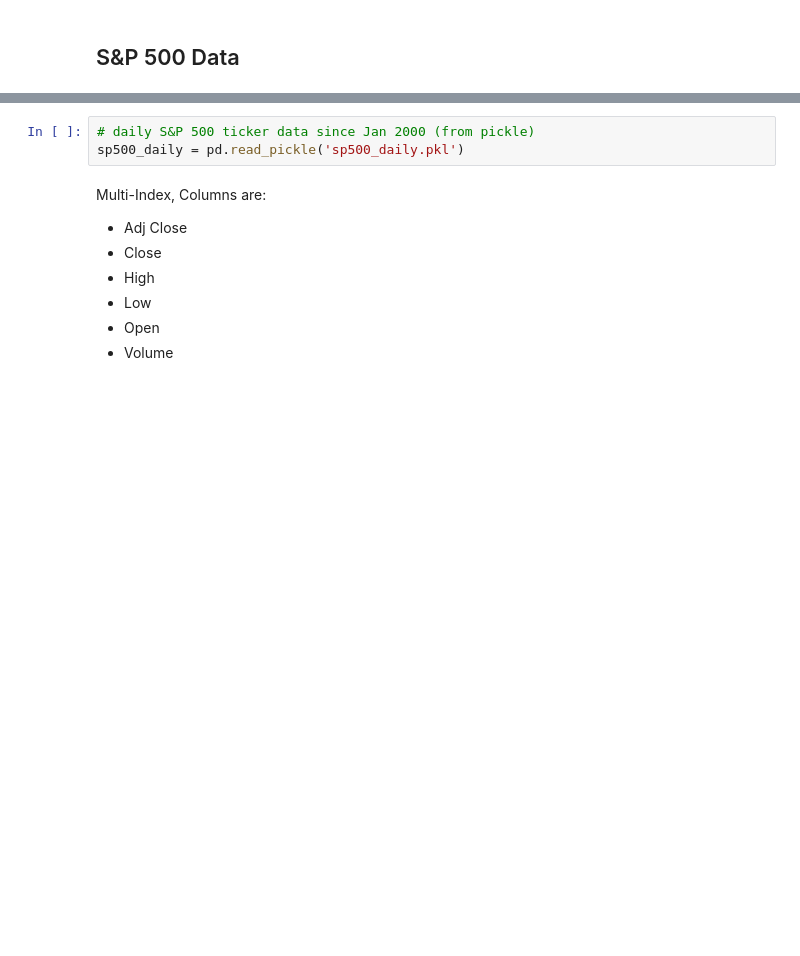
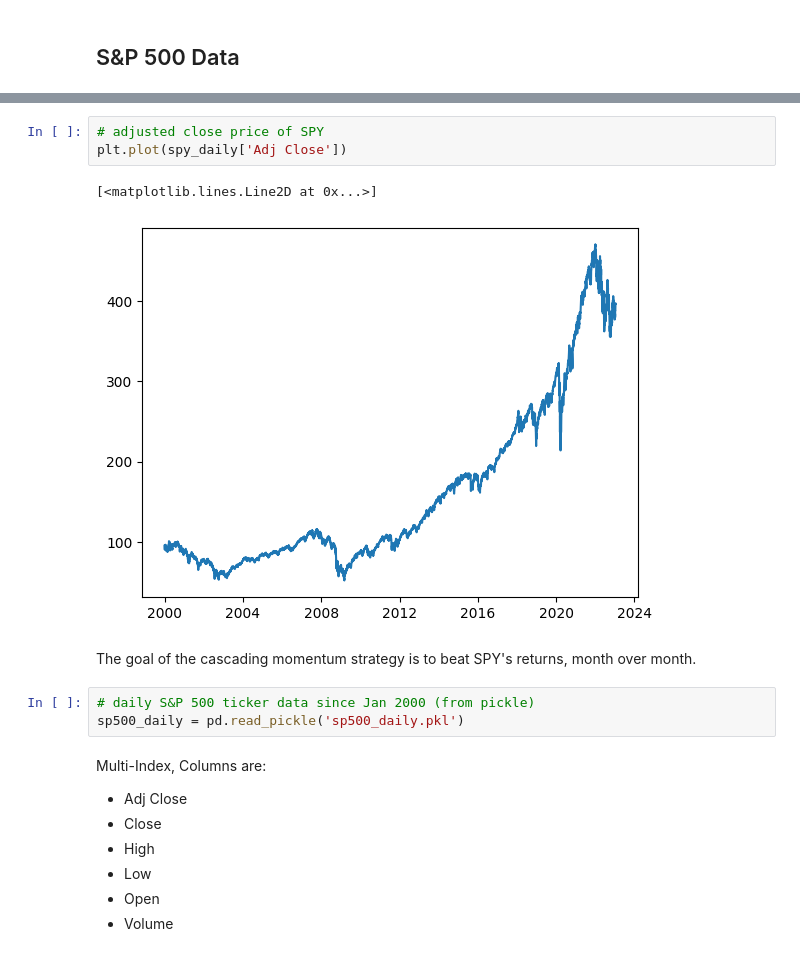
Before and after one commit to zdravoj/stock-bot, a Jupyter notebook: trading_sandbox.ipynb, the cells around one changed output, grey strips where cells are left out. Drawn from its saved outputs; the diff is of its cells as text; blank space fills up the shorter version.

Commit message:
cascading momentum strategy tested on S&P500

```diff
--- a/trading_sandbox.ipynb
+++ b/trading_sandbox.ipynb
@@ -737,3 +784,11 @@ all_sp_500_tickers = sorted(
+# %%
+# adjusted close price of SPY
+plt.plot(spy_daily['Adj Close'])
+# %% [output]
+[<matplotlib.lines.Line2D at 0x...>]
+[figure, added]
+# %% [markdown]
+The goal of the cascading momentum strategy is to beat SPY's returns, month over month.
 # %%
 # daily S&P 500 ticker data since Jan 2000 (from pickle)
 sp500_daily = pd.read_pickle('sp500_daily.pkl')
```
Also changed, not shown: parts of 31 cells of this notebook.
